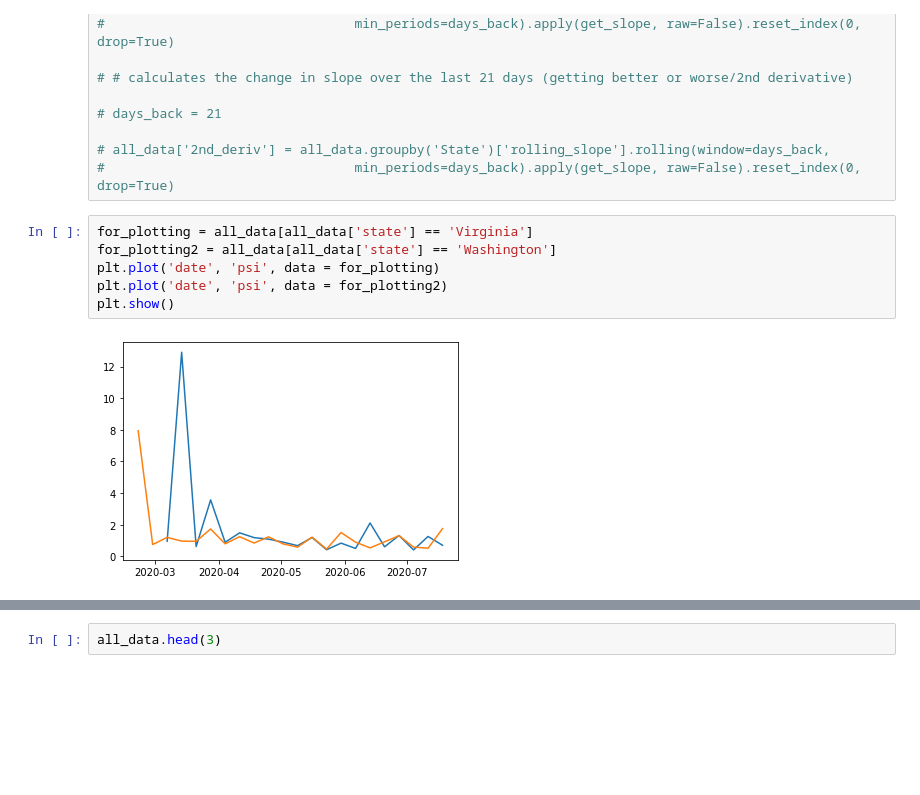
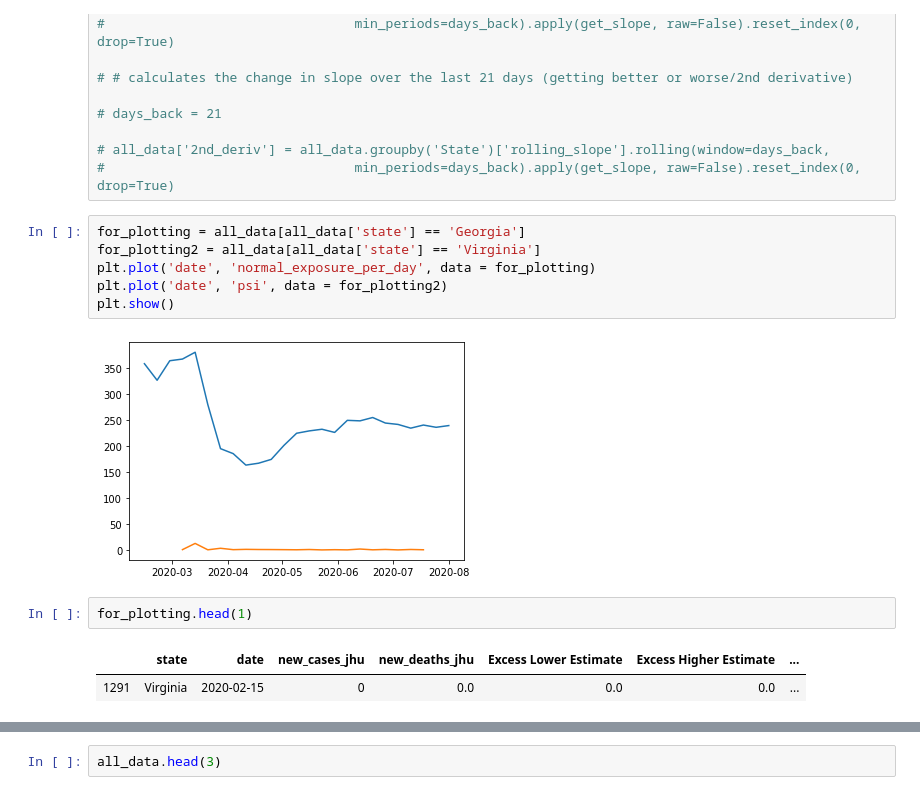
Before and after one commit to robbdunlap/covid_app, a Jupyter notebook: Exp_low_death_numb.ipynb, the cells around one changed output, grey strips where cells are left out. Cells and saved outputs as stored; diff of their text form; blank space fills up the shorter version.

```diff
--- a/Exp_low_death_numb.ipynb
+++ b/Exp_low_death_numb.ipynb
@@ -833,10 +829,15 @@ corr_matrix.corr(method = 'spearman')
 # all_data['2nd_deriv'] = all_data.groupby('State')['rolling_slope'].rolling(window=days_back,
 #                                min_periods=days_back).apply(get_slope, raw=False).reset_index(0, drop=True)
 # %%
-for_plotting = all_data[all_data['state'] == 'Virginia']
-for_plotting2 = all_data[all_data['state'] == 'Washington']
-plt.plot('date', 'psi', data = for_plotting)
+for_plotting = all_data[all_data['state'] == 'Georgia']
+for_plotting2 = all_data[all_data['state'] == 'Virginia']
+plt.plot('date', 'normal_exposure_per_day', data = for_plotting)
 plt.plot('date', 'psi', data = for_plotting2)
 plt.show()
 # %% [output]
-[figure, old version]
+[figure, new version]
+# %%
+for_plotting.head(1)
+# %% [output]
+|  | state | date | new_cases_jhu | new_deaths_jhu | Excess Lower Estimate | Excess Higher Estimate | ... |
+| 1291 | Virginia | 2020-02-15 | 0 | 0.0 | 0.0 | 0.0 | ... |
```
Also changed, not shown: parts of 11 cells of this notebook, 1 other file.
